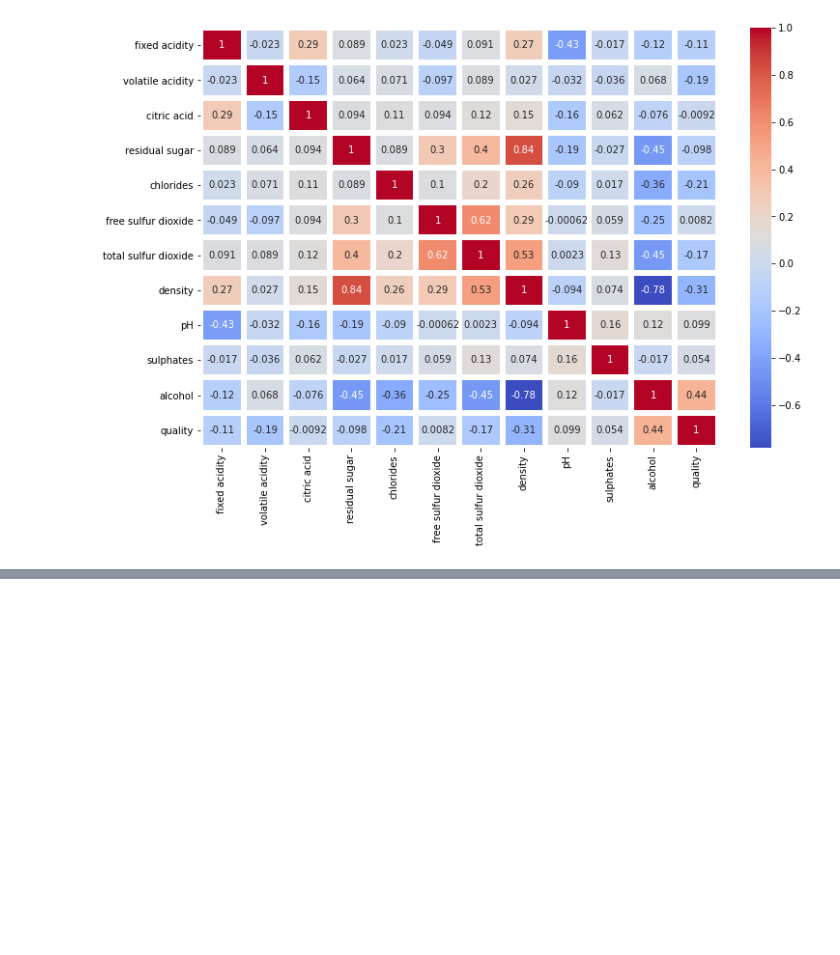
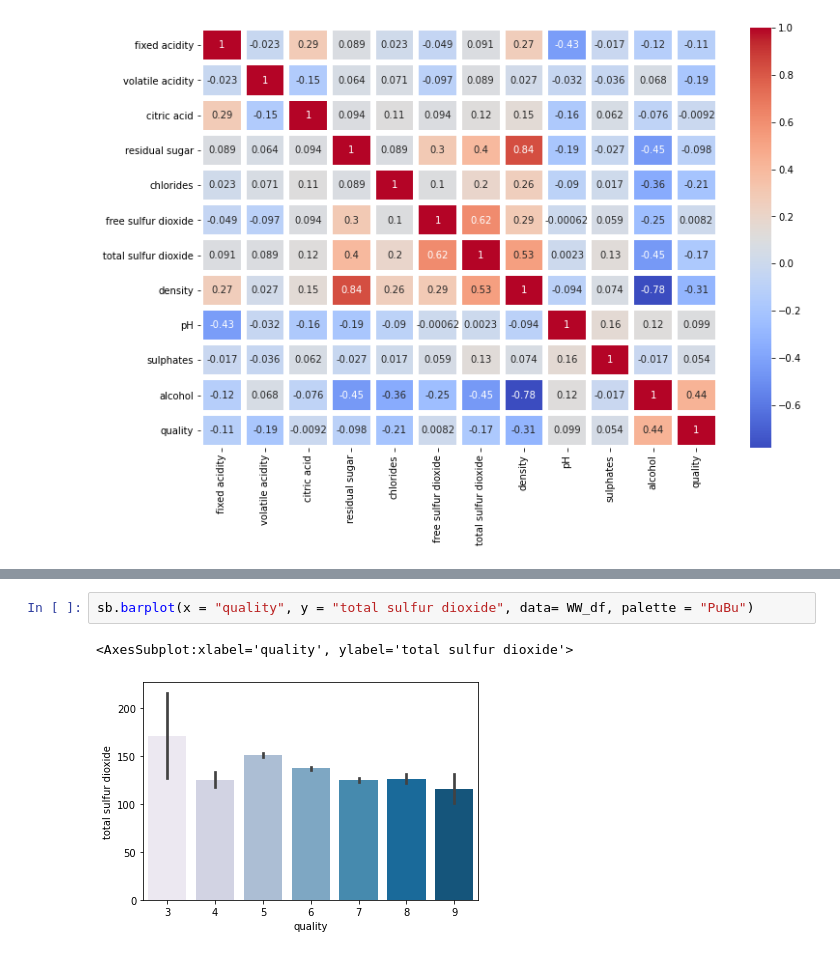
Before and after one commit to selinbulbul/winery_classification, a Jupyter notebook: visualisation_statistics_white_wine.ipynb, the cells around one changed output, grey strips where cells are left out. Saved outputs shown, nothing was run; the diff lists cells and outputs as text; blank space fills up the shorter version.

```diff
--- a/visualisation_statistics_white_wine.ipynb
+++ b/visualisation_statistics_white_wine.ipynb
@@ -114,0 +125,5 @@ sb.heatmap(corr, linewidth = 5, cmap = "coolwarm", annot = True)
+# %%
+sb.barplot(x = "quality", y = "total sulfur dioxide", data= WW_df, palette = "PuBu")
+# %% [output]
+<AxesSubplot:xlabel='quality', ylabel='total sulfur dioxide'>
+[figure, added]
```
Also changed, not shown: parts of 9 cells of this notebook.
